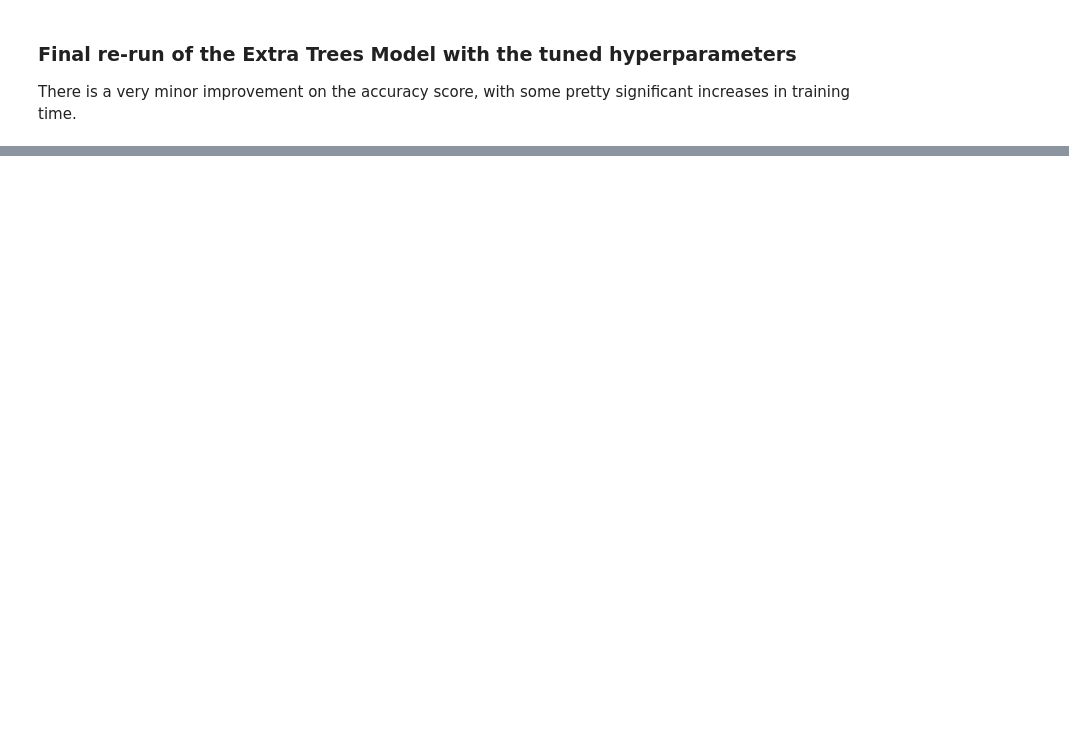
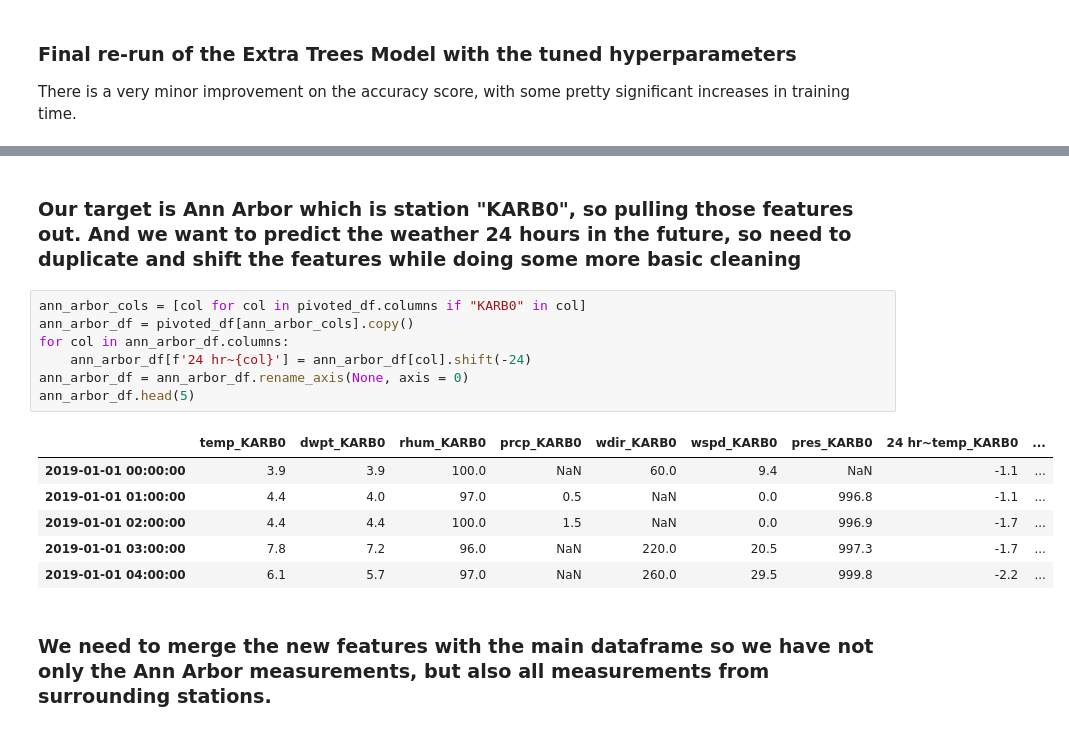
Before and after one commit to Pkeet99/Weatherman, a Jupyter notebook: supervised_models/basic_supervised_model.ipynb, the cells around one changed output, grey strips where cells are left out. Saved outputs shown, nothing was run; the diff lists cells and outputs as text; blank space fills up the shorter version.

```diff
--- a/supervised_models/basic_supervised_model.ipynb
+++ b/supervised_models/basic_supervised_model.ipynb
@@ -277,0 +218,18 @@ Score on hold out set: 0.982
+# %% [markdown]
+### Our target is Ann Arbor which is station __"KARB0"__, so pulling those features out. And we want to predict the weather 24 hours in the future, so need to duplicate and shift the features while doing some more basic cleaning
+# %%
+ann_arbor_cols = [col for col in pivoted_df.columns if "KARB0" in col]
+ann_arbor_df = pivoted_df[ann_arbor_cols].copy()
+for col in ann_arbor_df.columns:
+    ann_arbor_df[f'24 hr~{col}'] = ann_arbor_df[col].shift(-24)
+ann_arbor_df = ann_arbor_df.rename_axis(None, axis = 0)
+ann_arbor_df.head(5)
+# %% [output]
+|  | temp_KARB0 | dwpt_KARB0 | rhum_KARB0 | prcp_KARB0 | wdir_KARB0 | wspd_KARB0 | pres_KARB0 | 24 hr~temp_KARB0 | ... |
+| 2019-01-01 00:00:00 | 3.9 | 3.9 | 100.0 | NaN | 60.0 | 9.4 | NaN | -1.1 | ... |
+| 2019-01-01 01:00:00 | 4.4 | 4.0 | 97.0 | 0.5 | NaN | 0.0 | 996.8 | -1.1 | ... |
+| 2019-01-01 02:00:00 | 4.4 | 4.4 | 100.0 | 1.5 | NaN | 0.0 | 996.9 | -1.7 | ... |
+| 2019-01-01 03:00:00 | 7.8 | 7.2 | 96.0 | NaN | 220.0 | 20.5 | 997.3 | -1.7 | ... |
+| 2019-01-01 04:00:00 | 6.1 | 5.7 | 97.0 | NaN | 260.0 | 29.5 | 999.8 | -2.2 | ... |
+# %% [markdown]
+### We need to merge the new features with the main dataframe so we have not only the Ann Arbor measurements, but also all measurements from surrounding stations.
```
Also changed, not shown: parts of 30 cells of this notebook, 2 other files.
